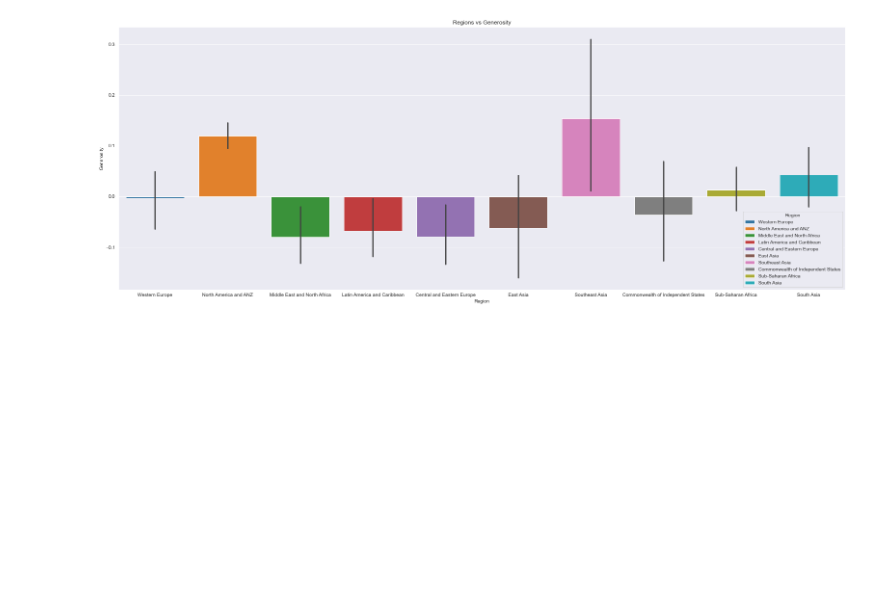
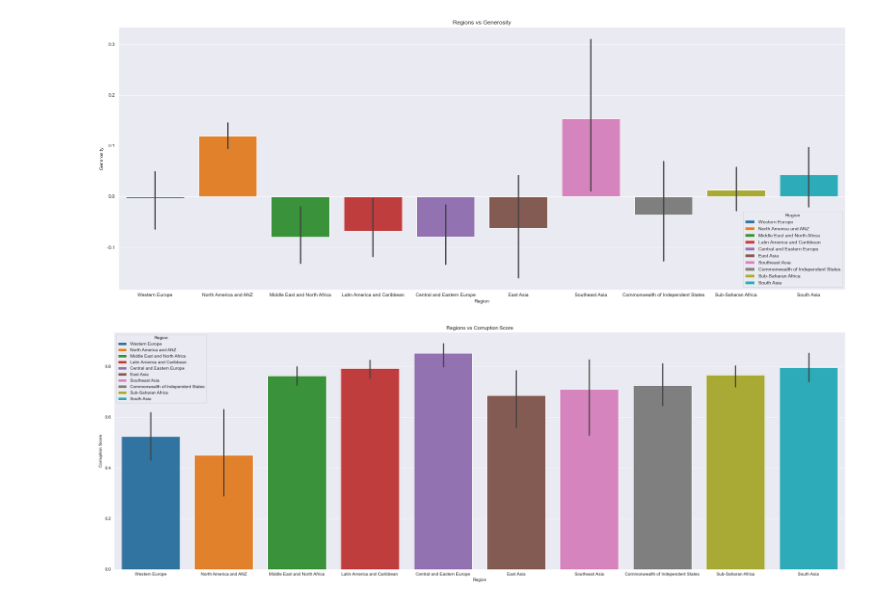
Before and after one commit to EdwinVargas22/World-Happiness-2021, a Jupyter notebook: Data_Analysis.ipynb, the cells around one changed output. Drawn from its saved outputs; the diff is of its cells as text; code cells hidden in the pictures; blank space fills up the shorter version.

Commit message:
Bar chart of Regions vs Corruption Score

```diff
--- a/Data_Analysis.ipynb
+++ b/Data_Analysis.ipynb
@@ -197,3 +197,16 @@ sns.set_style("darkgrid")
 ax = sns.barplot(x='Region', y='Generosity', hue='Region', data=dataset_modified, dodge=False).set(title='Regions vs Generosity')
 # %% [output]
 [figure]
+# %%
+# Bar chart of Regions vs Corruption Score
+
+fig = plt.gcf()
+
+fig.set_size_inches(30, 10)
+
+# Setting the seaborn theme for the bar chart
+sns.set_style("darkgrid")
+
+ax = sns.barplot(x='Region', y='Corruption Score', hue='Region', data=dataset_modified, dodge=False).set(title='Regions vs Corruption Score')
+# %% [output]
+[figure, added]
```
